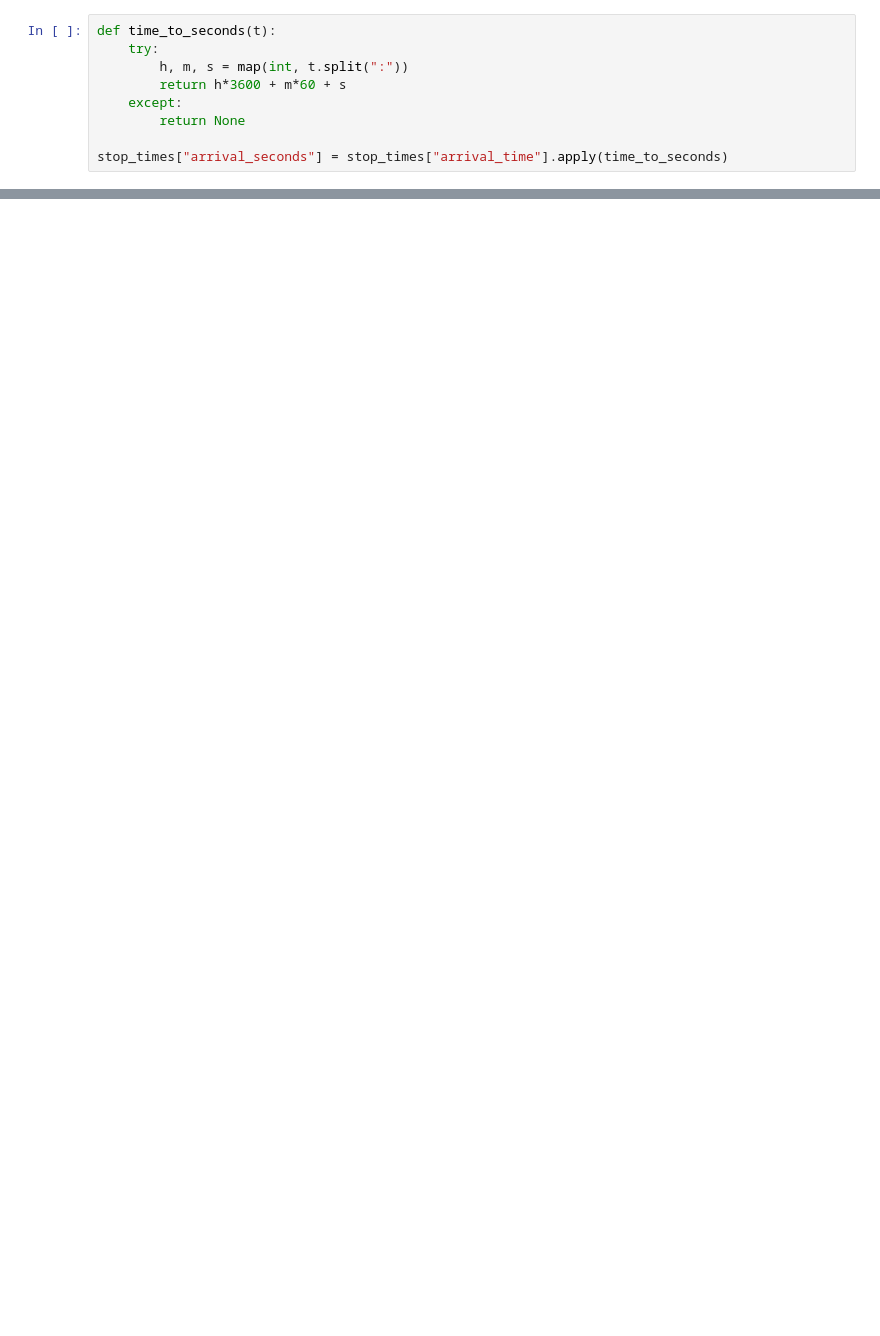
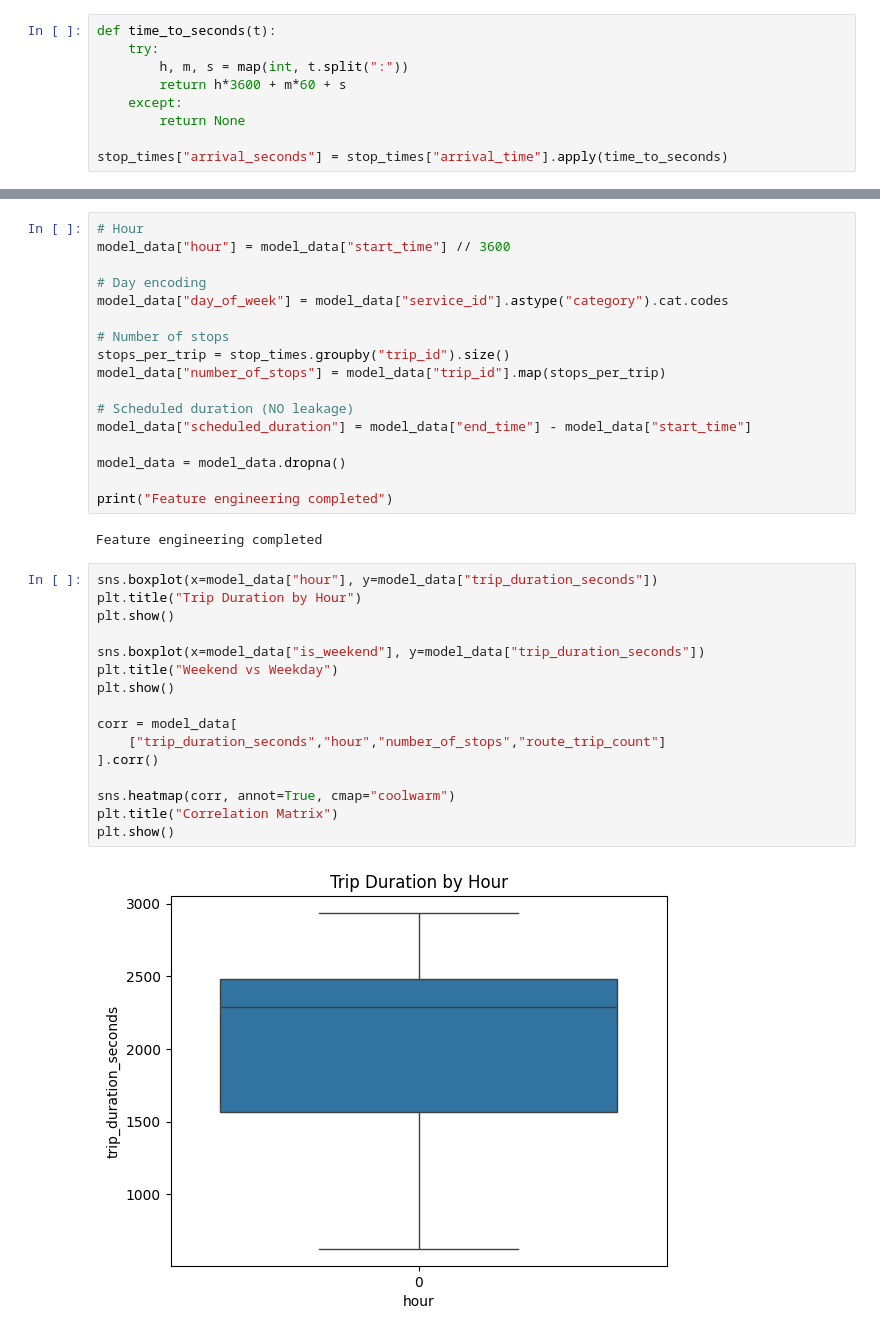
Before and after one commit to Felipe-Ulloa-CA/bus-eta-prediction, a Jupyter notebook: bus_eta_model_calibrated.ipynb, the cells around one changed output, grey strips where cells are left out. Saved outputs shown, nothing was run; the diff lists cells and outputs as text; blank space fills up the shorter version.

```diff
--- a/bus_eta_model_calibrated.ipynb
+++ b/bus_eta_model_calibrated.ipynb
@@ -412,0 +113,37 @@ This confirms that the modeling approach and feature engineering strategy are va
+# %%
+# Hour
+model_data["hour"] = model_data["start_time"] // 3600
+
+# Day encoding
+model_data["day_of_week"] = model_data["service_id"].astype("category").cat.codes
+
+# Number of stops
+stops_per_trip = stop_times.groupby("trip_id").size()
+model_data["number_of_stops"] = model_data["trip_id"].map(stops_per_trip)
+
+# Scheduled duration (NO leakage)
+model_data["scheduled_duration"] = model_data["end_time"] - model_data["start_time"]
+
+model_data = model_data.dropna()
+
+print("Feature engineering completed")
+# %% [output]
+Feature engineering completed
+# %%
+sns.boxplot(x=model_data["hour"], y=model_data["trip_duration_seconds"])
+plt.title("Trip Duration by Hour")
+plt.show()
+
+sns.boxplot(x=model_data["is_weekend"], y=model_data["trip_duration_seconds"])
+plt.title("Weekend vs Weekday")
+plt.show()
+
+corr = model_data[
+    ["trip_duration_seconds","hour","number_of_stops","route_trip_count"]
+].corr()
+
+sns.heatmap(corr, annot=True, cmap="coolwarm")
+plt.title("Correlation Matrix")
+plt.show()
+# %% [output]
+[figure, added]
```
Also changed, not shown: parts of 52 cells of this notebook.
